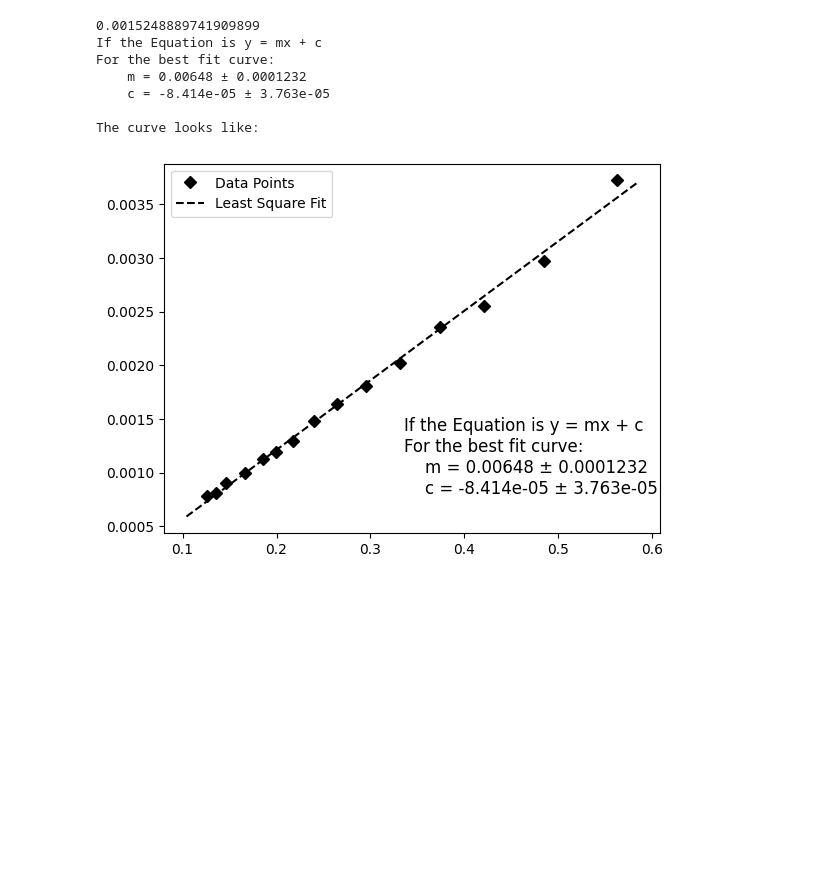
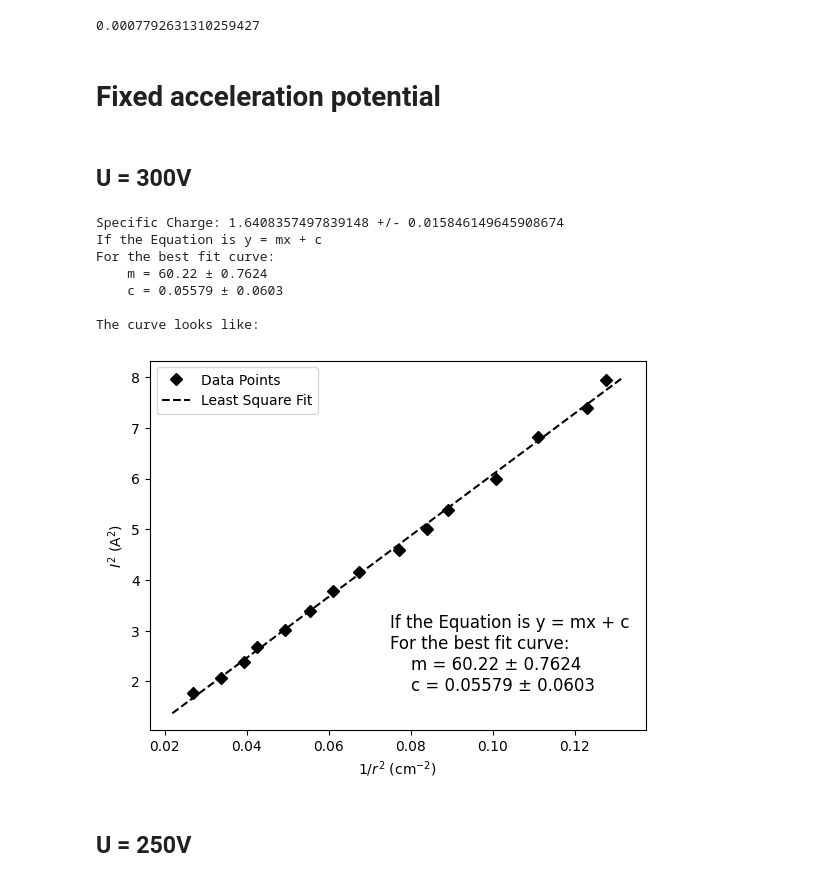
Before and after one commit to gayatri-p/lab-reports, a Jupyter notebook: general physics/5. specific charge of electron/analysis.ipynb, the cells around one changed output. Drawn from its saved outputs; the diff is of its cells as text; code cells hidden in the pictures; blank space fills up the shorter version.

Commit message:
specific charge

```diff
--- a/general physics/5. specific charge of electron/analysis.ipynb
+++ b/general physics/5. specific charge of electron/analysis.ipynb
@@ -6,14 +6,14 @@ from tabulate import tabulate
 # %%
 def straight_line(x, m, c): return m*x + c
 # %%
-def plotting_function(xs, ys, popt, pcov, xlabel='', ylabel='', plot_shape='kD', round_to=4):
+def plotting_function(xs, ys, popt, pcov, xlabel='', ylabel='', plot_shape='kD', round_to=4, tex_pos=(0.5, 0.15)):
     text = "If the Equation is y = mx + c\nFor the best fit curve:\n"
     text += f"    m = {format(popt[0], '.4g')} ± {format(pcov[0][0]**0.5, '.4g')}\n"
     text += f"    c = {format(popt[1], '.4g')} ± {format(pcov[1][1]**0.5, '.4g')}\n"
     print(text)
     print("The curve looks like:")
     span = max(xs) - min(xs)
-    a = 0.05 # amount of free space to be shown before the least point and after the maximum
+    a = 0.05
     factor = span*a
 
     xFit = np.arange(min(xs)-factor, max(xs)+factor, 1e-3)
@@ -25,25 +25,38 @@ def plotting_function(xs, ys, popt, pcov, xlabel='', ylabel='', plot_shape='kD',
     plt.ylabel(ylabel)
     plt.xlabel(xlabel)
 
-    plt.text(0.5, 0.15, text, fontsize=12, transform=plt.gcf().transFigure)
+    plt.text(tex_pos[0], tex_pos[1], text, fontsize=12, transform=plt.gcf().transFigure)
 # %%
-k = np.power(4/5, 3/2)*1.2566*10e-6*130*(1/0.15)
+k = (8*1.2566*10**(-6)*130)/(np.sqrt(125)*0.15)
+k
+# %% [output]
+0.0007792631310259427
+# %% [markdown]
+# Fixed acceleration potential
+# %% [markdown]
+## U = 300V
 # %%
 u1 = 300
-isq1 = np.power(np.array([1.333, 1.436, 1.542, 1.634, 1.736, 1.840, 1.943, 2.041, 2.142, 2.239, 2.320, 2.449, 2.613, 2.720, 2.817]),2)
-d1 = np.array([12.2, 10.9, 10.1, 9.7, 9.0, 8.5, 8.1, 7.7, 7.2, 6.9, 6.7, 6.3, 6, 5.7, 5.6])*0.01
+i1 = np.array([1.333, 1.436, 1.542, 1.634, 1.736, 1.840, 1.943, 2.041, 2.142, 2.239, 2.320, 2.449, 2.613, 2.720, 2.817])
+isq1 = np.power(i1,2)
+d1 = np.array([12.2, 10.9, 10.1, 9.7, 9.0, 8.5, 8.1, 7.7, 7.2, 6.9, 6.7, 6.3, 6, 5.7, 5.6])
 rsq1 = np.power(d1/2, 2)
-curve1 = curve_fit(straight_line, 1/isq1, rsq1)
-sp_charge1 = (2*u1)/(np.power(k,2)*curve1[0][0])
-print(sp_charge1/10e11)
-plotting_function(1/isq1, rsq1, curve1[0], curve1[1])
+curve1 = curve_fit(straight_line, 1/rsq1, isq1)
+
+sp_charge1 = (2*u1*10000)/(k**2*curve1[0][0])
+delta1 = sp_charge1*np.sqrt((0.1/u1)**2 + (curve1[1][0][0]/curve1[0][0])**2)
+print('Specific Charge:', sp_charge1/10**11, '+/-', delta1/10**11)
+
+plotting_function(1/rsq1, isq1, curve1[0], curve1[1], '$1/r^2$ (cm$^{-2}$)', '$I^2$ (A$^2$)')
 # %% [output]
-0.0015248889741909899
+Specific Charge: 1.6408357497839148 +/- 0.015846149645908674
 If the Equation is y = mx + c
 For the best fit curve:
-    m = 0.00648 ± 0.0001232
-    c = -8.414e-05 ± 3.763e-05
+    m = 60.22 ± 0.7624
+    c = 0.05579 ± 0.0603
 
 The curve looks like:
-[figure, old version]
+[figure, new version]
+# %% [markdown]
+## U = 250V
 # %%
```
Also changed, not shown: parts of 11 cells of this notebook, 23 other files.
